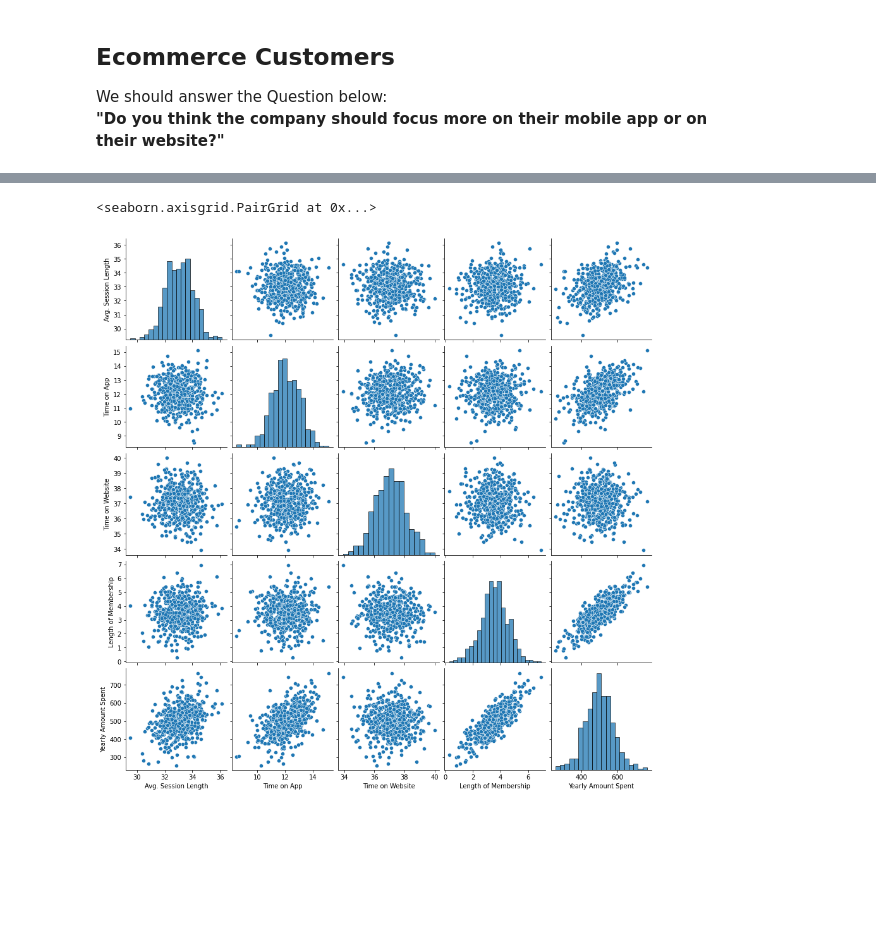
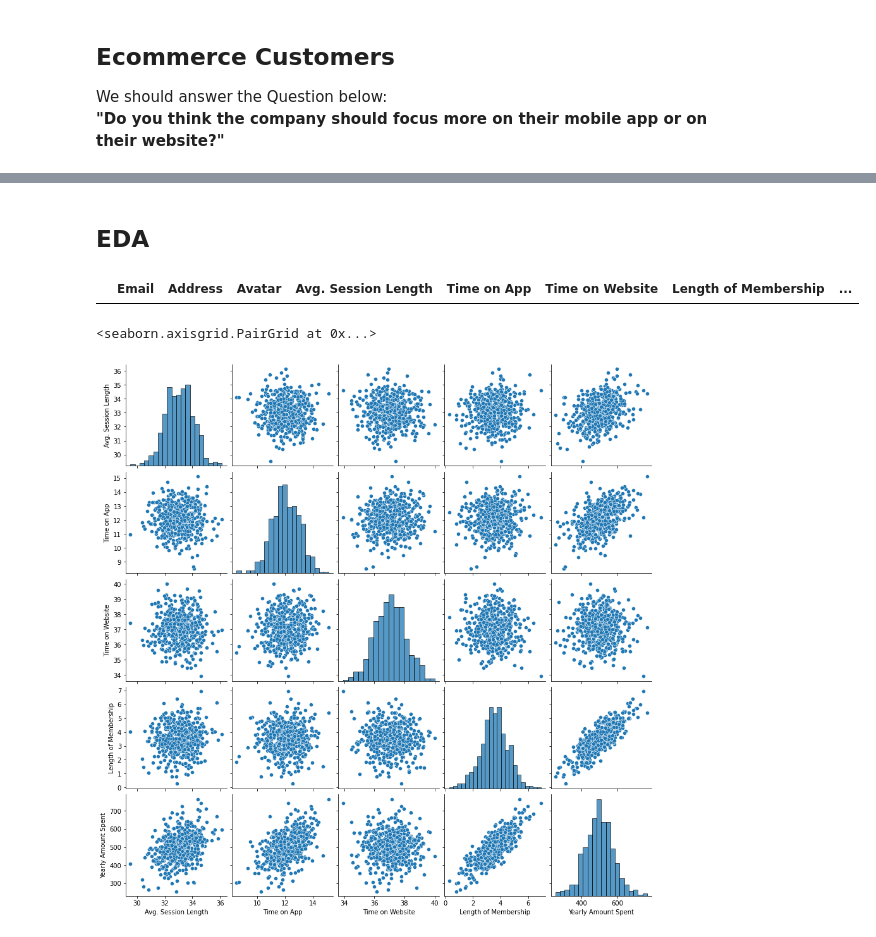
Before and after one commit to Mohammad8921/EcommerseCustomers, a Jupyter notebook: Ecommerce Customers.ipynb, the cells around one changed output, grey strips where cells are left out. Drawn from its saved outputs; the diff is of its cells as text; code cells hidden in the pictures; blank space fills up the shorter version.

```diff
--- a/Ecommerce Customers.ipynb
+++ b/Ecommerce Customers.ipynb
@@ -26,3 +26,9 @@ main_df.sample(10)
+# %% [markdown]
+## EDA
+# %%
+main_df[main_df['Avg. Session Length'].isna() | main_df['Time on App'].isna() | main_df['Time on Website'].isna() | main_df['Length of Membership'].isna() | main_df['Yearly Amount Spent'].isna()]
+# %% [output]
+|  | Email | Address | Avatar | Avg. Session Length | Time on App | Time on Website | Length of Membership | ... |
 # %%
 sns.pairplot(main_df)
 # %% [output]
```
Also changed, not shown: parts of 6 cells of this notebook.
